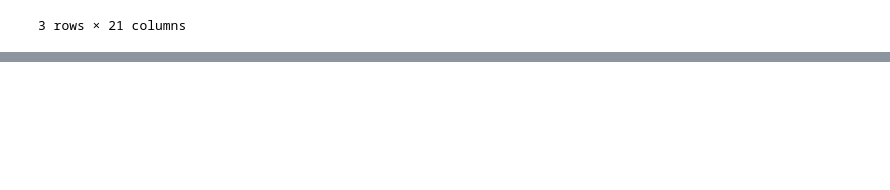
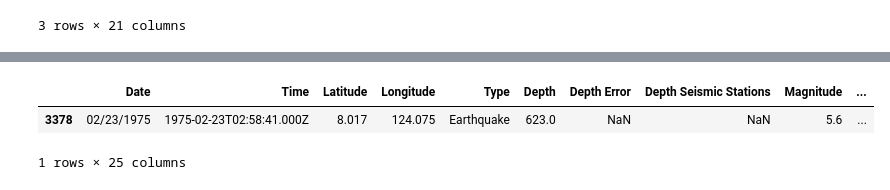
Before and after one commit to Xusanman/data-science-ai, a Jupyter notebook: kaggle_datetime.ipynb, the cells around one changed output, grey strips where cells are left out. Saved outputs shown, nothing was run; the diff lists cells and outputs as text; code cells hidden in the pictures; blank space fills up the shorter version.

```diff
--- a/kaggle_datetime.ipynb
+++ b/kaggle_datetime.ipynb
@@ -74,0 +116,6 @@ df.head()
+# %%
+df[df['Time'].str.len()==24]
+# %% [output]
+|  | Date | Time | Latitude | Longitude | Type | Depth | Depth Error | Depth Seismic Stations | Magnitude | ... |
+| 3378 | 02/23/1975 | 1975-02-23T02:58:41.000Z | 8.017 | 124.075 | Earthquake | 623.0 | NaN | NaN | 5.6 | ... |
+1 rows × 25 columns
```
Also changed, not shown: parts of 12 cells of this notebook.
